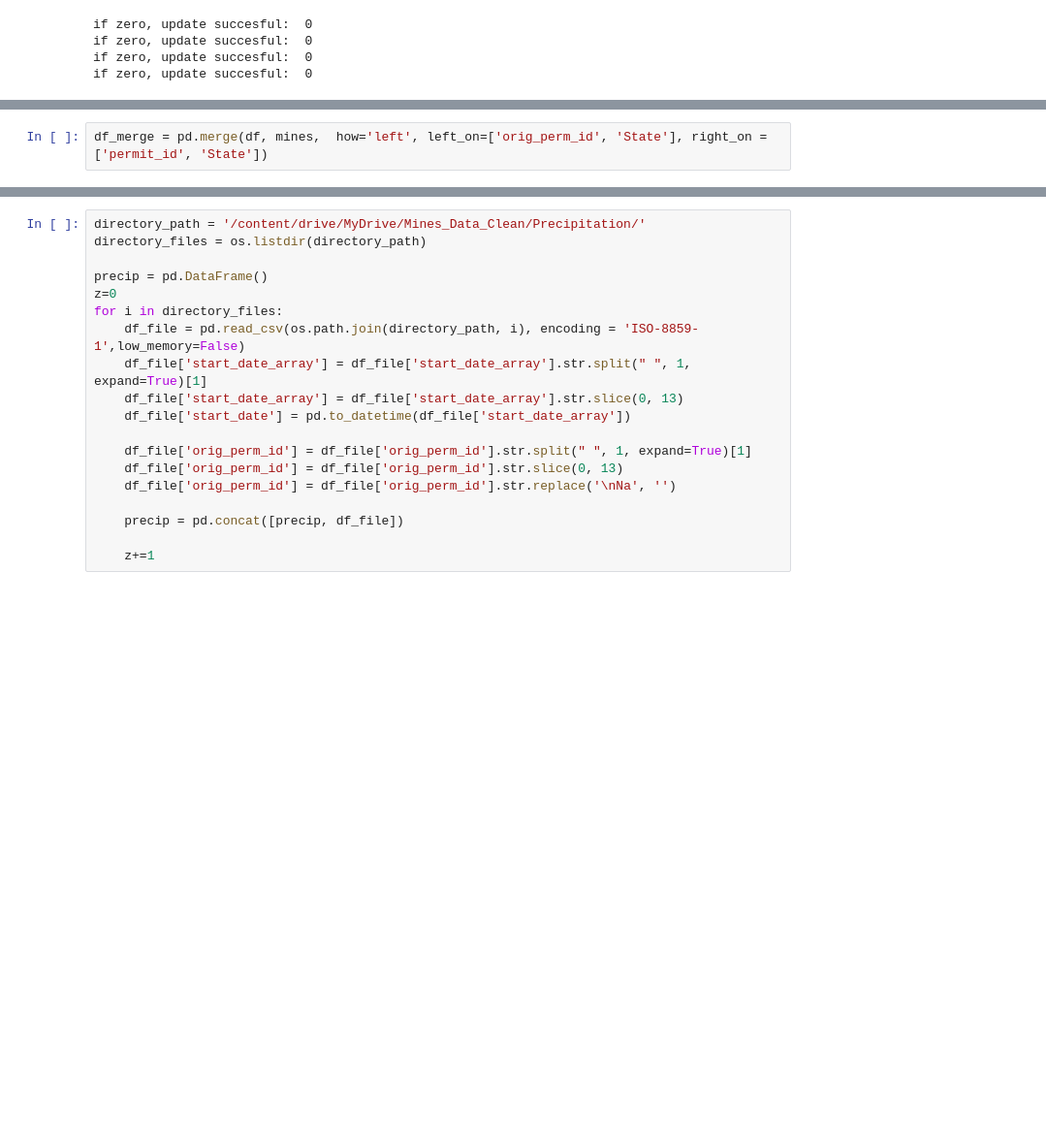
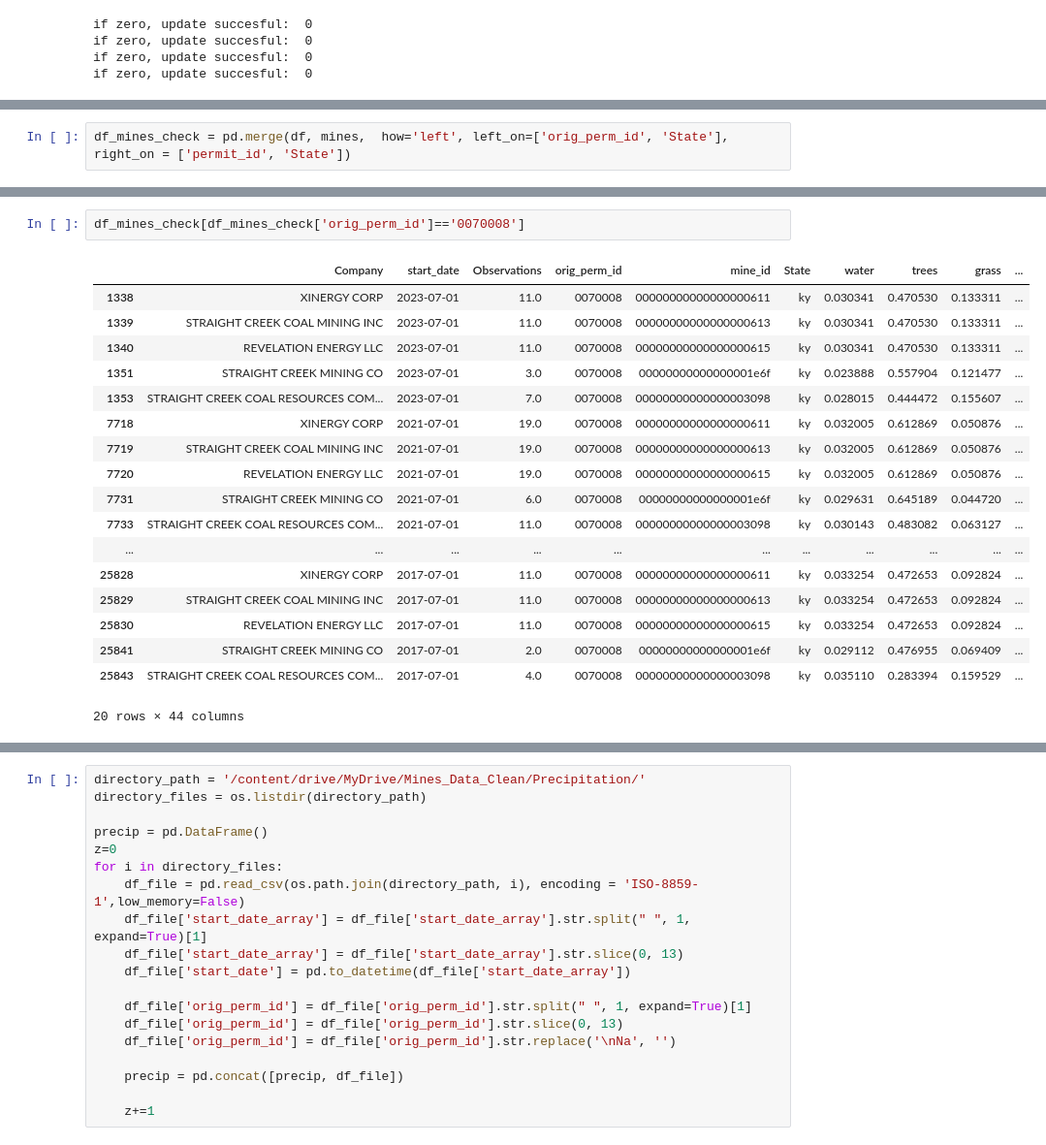
Before and after one commit to KendallScott/Capstone, a Jupyter notebook: Working RNN/Data_Cleanup.ipynb, the cells around one changed output, grey strips where cells are left out. Shown at 97% size. Saved outputs shown, nothing was run; the diff lists cells and outputs as text; blank space fills up the shorter version.

```diff
--- a/Working RNN/Data_Cleanup.ipynb
+++ b/Working RNN/Data_Cleanup.ipynb
@@ -251,2 +339,2 @@ df[['key', 'start_date']].groupby(['start_date']).nunique().sort_values('start_d
 # %%
-df_merge = pd.merge(df, mines,  how='left', left_on=['orig_perm_id', 'State'], right_on = ['permit_id', 'State'])
+df_mines_check = pd.merge(df, mines,  how='left', left_on=['orig_perm_id', 'State'], right_on = ['permit_id', 'State'])
@@ -252,0 +434,21 @@ df_merge = pd.merge(df, mines,  how='left', left_on=['orig_perm_id', 'State'], r
+# %%
+df_mines_check[df_mines_check['orig_perm_id']=='0070008']
+# %% [output]
+|  | Company | start_date | Observations | orig_perm_id | mine_id | State | water | trees | grass | ... |
+| 1338 | XINERGY CORP | 2023-07-01 | 11.0 | 0070008 | 00000000000000000611 | ky | 0.030341 | 0.470530 | 0.133311 | ... |
+| 1339 | STRAIGHT CREEK COAL MINING INC | 2023-07-01 | 11.0 | 0070008 | 00000000000000000613 | ky | 0.030341 | 0.470530 | 0.133311 | ... |
+| 1340 | REVELATION ENERGY LLC | 2023-07-01 | 11.0 | 0070008 | 00000000000000000615 | ky | 0.030341 | 0.470530 | 0.133311 | ... |
+| 1351 | STRAIGHT CREEK MINING CO | 2023-07-01 | 3.0 | 0070008 | 00000000000000001e6f | ky | 0.023888 | 0.557904 | 0.121477 | ... |
+| 1353 | STRAIGHT CREEK COAL RESOURCES COM... | 2023-07-01 | 7.0 | 0070008 | 00000000000000003098 | ky | 0.028015 | 0.444472 | 0.155607 | ... |
+| 7718 | XINERGY CORP | 2021-07-01 | 19.0 | 0070008 | 00000000000000000611 | ky | 0.032005 | 0.612869 | 0.050876 | ... |
+| 7719 | STRAIGHT CREEK COAL MINING INC | 2021-07-01 | 19.0 | 0070008 | 00000000000000000613 | ky | 0.032005 | 0.612869 | 0.050876 | ... |
+| 7720 | REVELATION ENERGY LLC | 2021-07-01 | 19.0 | 0070008 | 00000000000000000615 | ky | 0.032005 | 0.612869 | 0.050876 | ... |
+| 7731 | STRAIGHT CREEK MINING CO | 2021-07-01 | 6.0 | 0070008 | 00000000000000001e6f | ky | 0.029631 | 0.645189 | 0.044720 | ... |
+| 7733 | STRAIGHT CREEK COAL RESOURCES COM... | 2021-07-01 | 11.0 | 0070008 | 00000000000000003098 | ky | 0.030143 | 0.483082 | 0.063127 | ... |
+| ... | ... | ... | ... | ... | ... | ... | ... | ... | ... | ... |
+| 25828 | XINERGY CORP | 2017-07-01 | 11.0 | 0070008 | 00000000000000000611 | ky | 0.033254 | 0.472653 | 0.092824 | ... |
+| 25829 | STRAIGHT CREEK COAL MINING INC | 2017-07-01 | 11.0 | 0070008 | 00000000000000000613 | ky | 0.033254 | 0.472653 | 0.092824 | ... |
+| 25830 | REVELATION ENERGY LLC | 2017-07-01 | 11.0 | 0070008 | 00000000000000000615 | ky | 0.033254 | 0.472653 | 0.092824 | ... |
+| 25841 | STRAIGHT CREEK MINING CO | 2017-07-01 | 2.0 | 0070008 | 00000000000000001e6f | ky | 0.029112 | 0.476955 | 0.069409 | ... |
+| 25843 | STRAIGHT CREEK COAL RESOURCES COM... | 2017-07-01 | 4.0 | 0070008 | 00000000000000003098 | ky | 0.035110 | 0.283394 | 0.159529 | ... |
+20 rows × 44 columns
```
Also changed, not shown: parts of 71 cells of this notebook.
